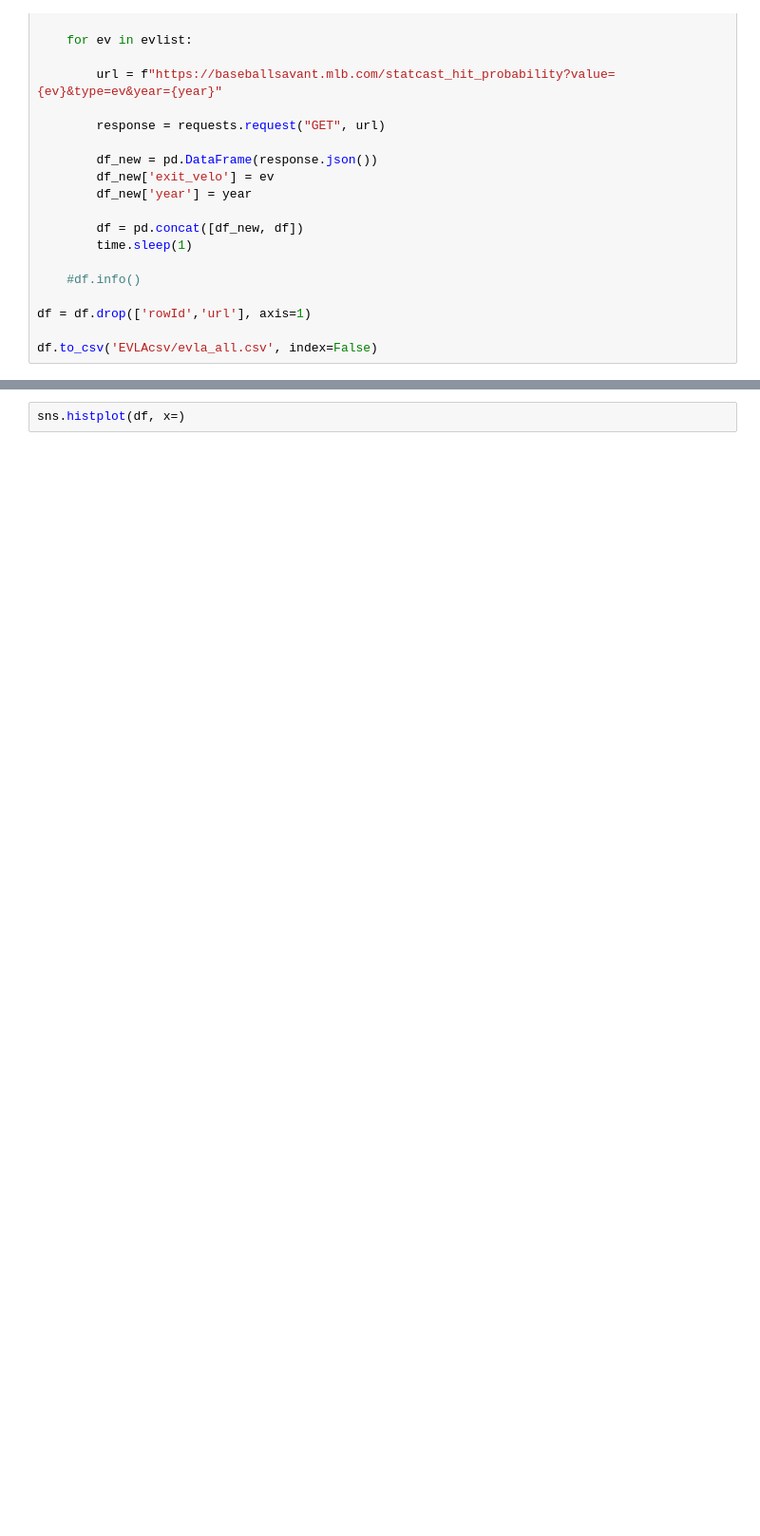
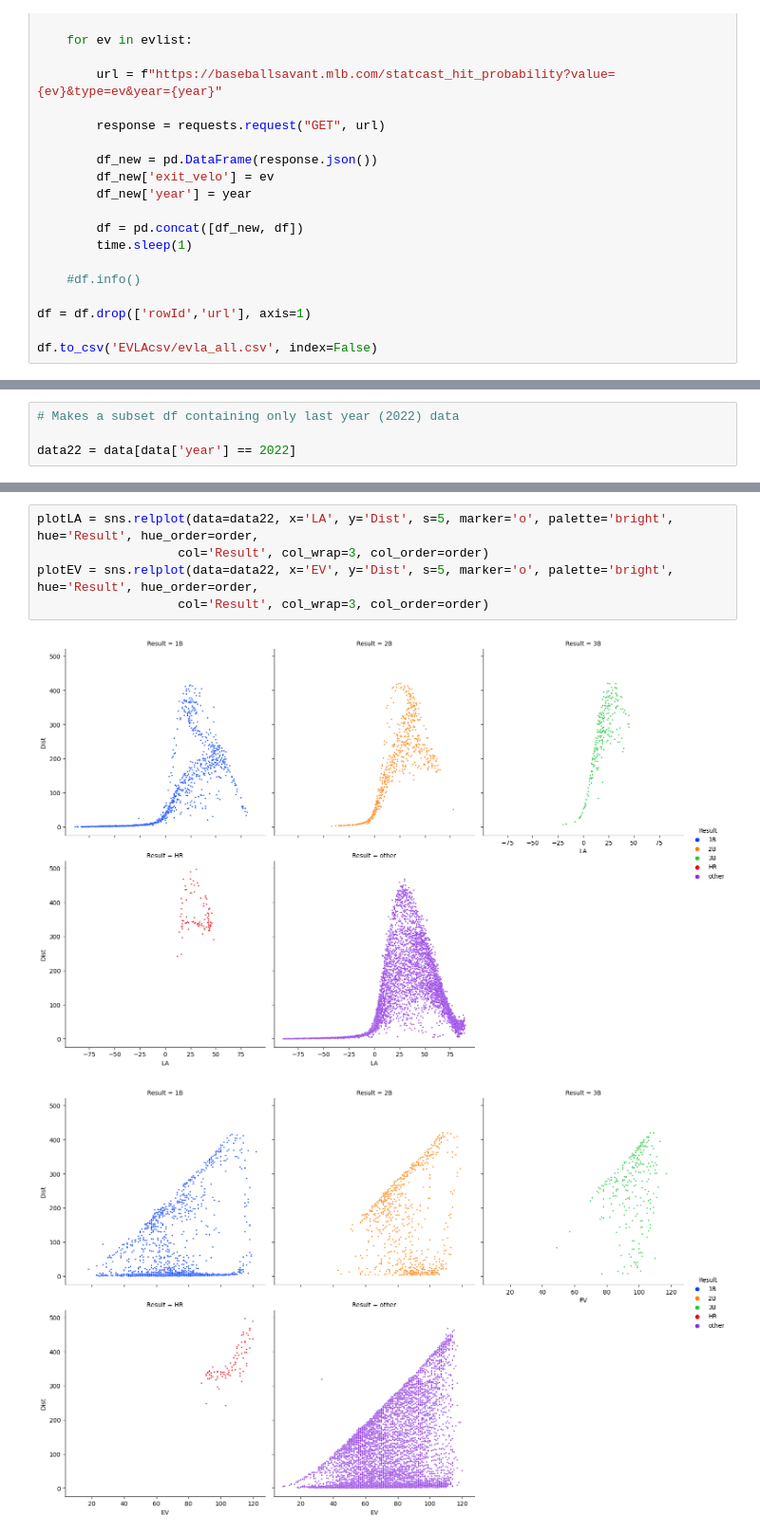
Before and after one commit to brbutler304/savant, a Jupyter notebook: masterlist.ipynb, the cells around one changed output, grey strips where cells are left out. Shown at 95% size. Saved outputs shown, nothing was run; the diff lists cells and outputs as text; blank space fills up the shorter version.

```diff
--- a/masterlist.ipynb
+++ b/masterlist.ipynb
@@ -68,3 +88,7 @@ data = data.assign(Result=data.apply(Result, axis=1))
+# %%
+# Makes a subset df containing only last year (2022) data
+
+data22 = data[data['year'] == 2022]
 # %%
 # trying to create a plot for different hit types for a given year
 
@@ -82,2 +113,8 @@ p1 = sns.relplot(data=data, x='LA', y='Dist', s=5, marker='o', palette='bright',
-# %%
-sns.histplot(df, x=)
+# %%
+plotLA = sns.relplot(data=data22, x='LA', y='Dist', s=5, marker='o', palette='bright', hue='Result', hue_order=order,
+                   col='Result', col_wrap=3, col_order=order)
+plotEV = sns.relplot(data=data22, x='EV', y='Dist', s=5, marker='o', palette='bright', hue='Result', hue_order=order,
+                   col='Result', col_wrap=3, col_order=order)
+# %% [output]
+[figure, added]
+[figure, added]
```
Also changed, not shown: parts of 6 cells of this notebook.
